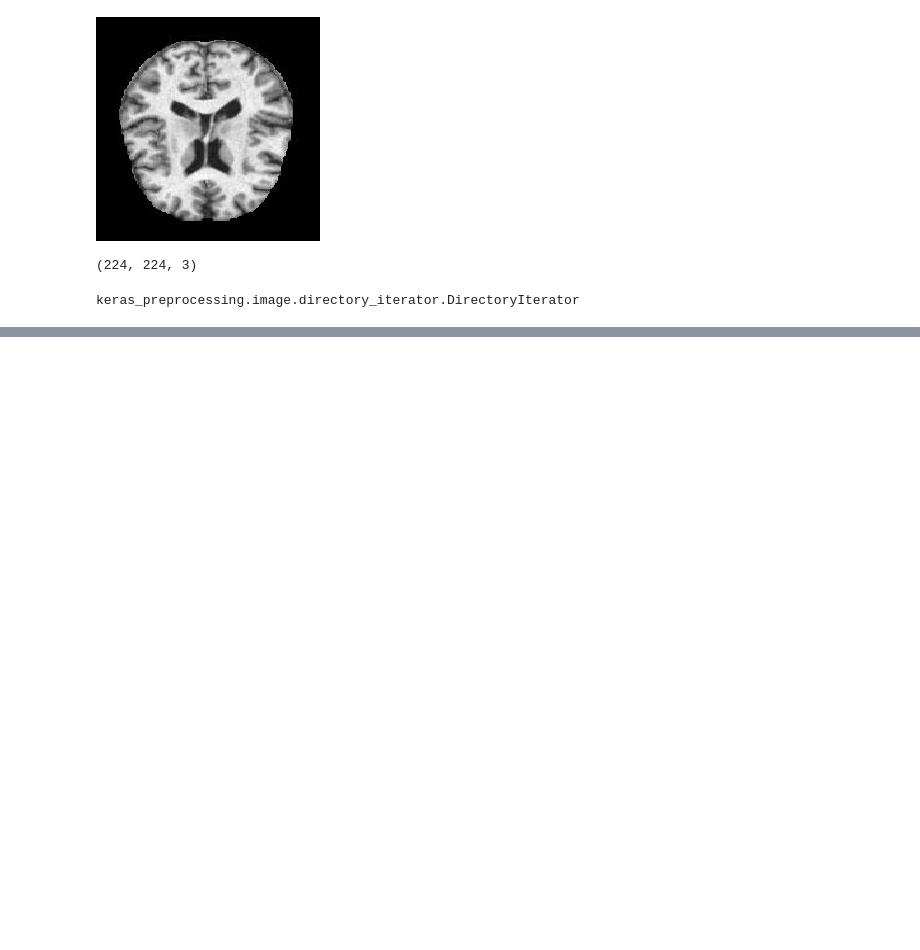
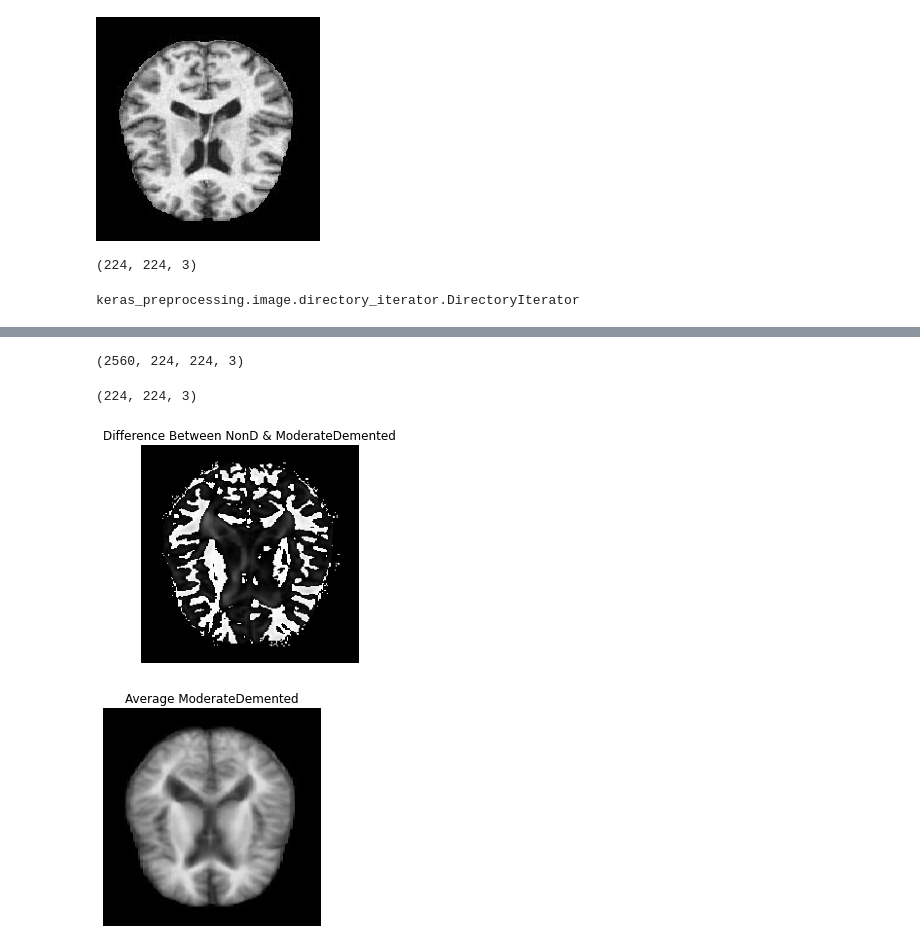
Before and after one commit to Jacobheyman702/Alzheimer_Image_classifier-, a Jupyter notebook: Image_analysis.ipynb, the cells around one changed output, grey strips where cells are left out. Drawn from its saved outputs; the diff is of its cells as text; code cells hidden in the pictures; blank space fills up the shorter version.

```diff
--- a/Image_analysis.ipynb
+++ b/Image_analysis.ipynb
@@ -194,0 +243,18 @@ pneu_mean = find_mean_img(pnemonia_images, 'PNEUMONIA')
+# %%
+NonD_images.shape
+# %% [output]
+(2560, 224, 224, 3)
+# %%
+np.mean(NonD_images,axis=0).shape
+# %% [output]
+(224, 224, 3)
+# %%
+contrast_mean = NonD_mean - Moderate_mean
+plt.imshow((contrast_mean*255).astype(np.uint8), cmap='pink')
+plt.title(f'Difference Between NonD & ModerateDemented')
+plt.axis('off')
+plt.show()
+Moderate_mean = find_mean_img(moderate_images, 'ModerateDemented')
+# %% [output]
+[figure, added]
+[figure, added]
```
Also changed, not shown: parts of 22 cells of this notebook.
